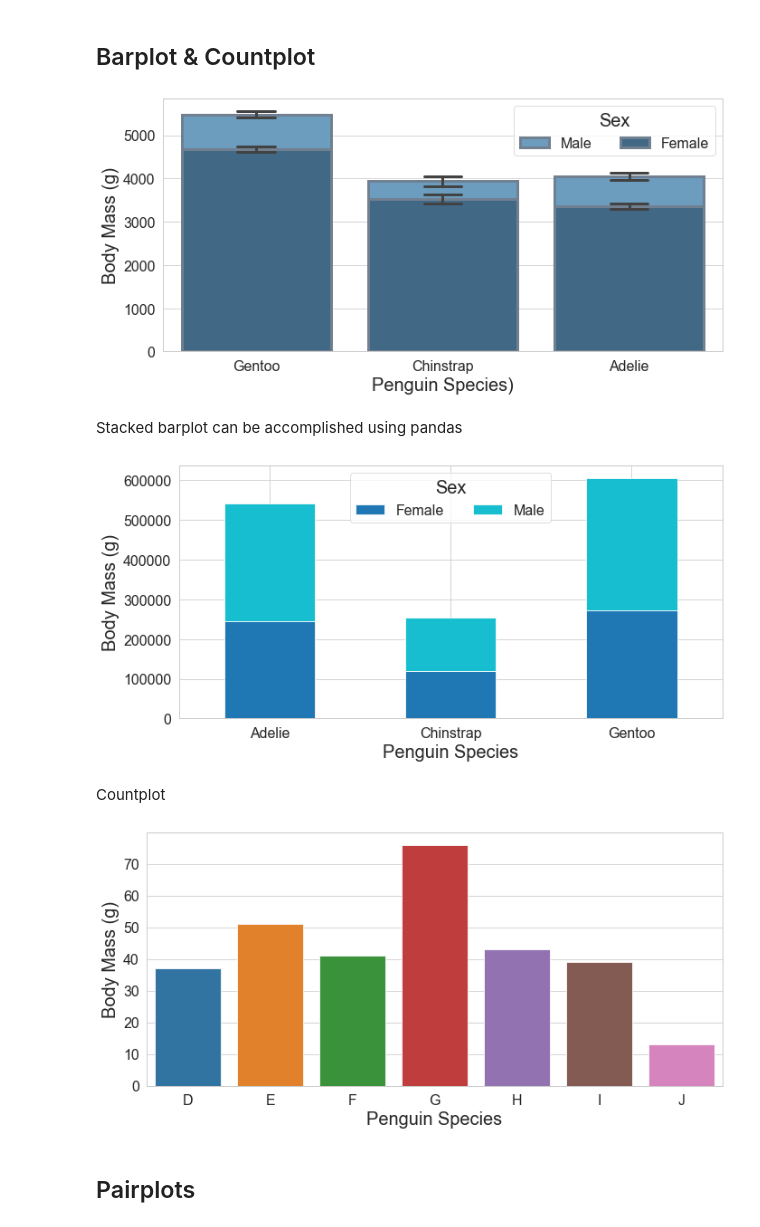
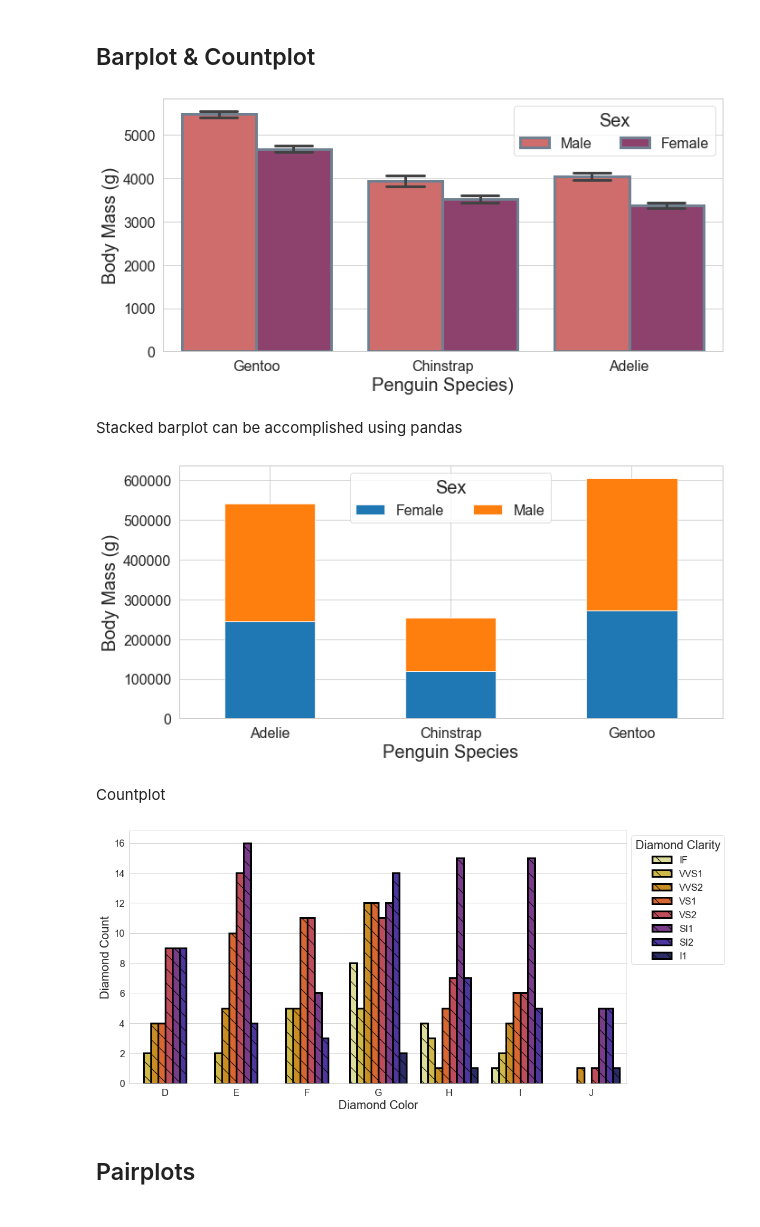
Before and after one commit to bartosz67/matplotlib_seaborn_plots, a Jupyter notebook: plots.ipynb, the cells around one changed output. Saved outputs shown, nothing was run; the diff lists cells and outputs as text; code cells hidden in the pictures.

```diff
--- a/plots.ipynb
+++ b/plots.ipynb
@@ -665,11 +667,11 @@ p = sns.barplot(data=penguins,
             errwidth=3,
             capsize=0.2,
 
-            palette='Blues_d',
+            palette='flare',
             edgecolor='slategray',
             lw=3,
 
-            dodge=False,
+            # dodge=False,
 
             order=['Gentoo', 'Chinstrap', 'Adelie'],
             hue_order=['Male', 'Female'],
@@ -684,12 +686,12 @@ p.legend(title='Sex', title_fontsize='20', fontsize='16', loc='upper right', nco
 plt.tight_layout()
 plt.yticklabels = []
 # %% [output]
-[figure, old version]
+[figure, new version]
 # %% [markdown]
 Stacked barplot can be accomplished using pandas
 # %%
 p = (penguins.groupby(['species', 'sex']).body_mass_g.sum().unstack()
-).plot(kind='bar', stacked=True, color=['tab:blue', 'tab:cyan'], width=0.5, figsize=(10, 5))
+).plot(kind='bar', stacked=True, width=0.5, figsize=(10, 5))
 
 plt.ylabel('Body Mass (g)', fontsize=20)
 plt.xlabel('Penguin Species', fontsize=20)
@@ -699,27 +701,35 @@ p.legend(title='Sex', title_fontsize='20', fontsize='16', loc='upper center', nc
 plt.yticklabels = []
 plt.tight_layout()
 # %% [output]
-[figure, old version]
+[figure, new version]
 # %% [markdown]
 Countplot
 # %%
-plt.figure(figsize=(10, 5))
+plt.figure(figsize=(15, 7))
 
-sns.countplot(data=diamonds,
+p = sns.countplot(data=diamonds,
               # y='color',
               x='color',
+              hue='clarity',
 
+              # order=diamonds.color.value_counts(), # [::-1], for descending
+              # hue_order=['SI1', 'VS2'],
+
+              palette='CMRmap_r', #'BuPu', #'twilight_r', #'Accent',
+              # facecolor=(0, 0, 0, 0),
+              linewidth=3,
+              edgecolor='black',
+              hatch='\\', # '/', '\', '|', '-', '+', 'x', 'o', 'O', '.', '*'
              )
 
-plt.ylabel('Body Mass (g)', fontsize=20)
-plt.xlabel('Penguin Species', fontsize=20)
-plt.yticks(rotation=0)
+plt.ylabel('Diamond Count', fontsize=20)
+plt.xlabel('Diamond Color', fontsize=20)
 plt.xticks(fontsize=16)
-p.legend(title='Sex', title_fontsize='20', fontsize='16', loc='upper right', ncol=2,) # bbox_to_anchor= (1, 1.2),)
+p.legend(title='Diamond Clarity', title_fontsize='20', fontsize='16', ncol=1,bbox_to_anchor= (1, 1)) # loc='upper right'
 plt.tight_layout()
 plt.yticklabels = []
 # %% [output]
-[figure, old version]
+[figure, new version]
 # %% [markdown]
 ## Pairplots
 # %%
```
Also changed, not shown: parts of 1 cell of this notebook.
